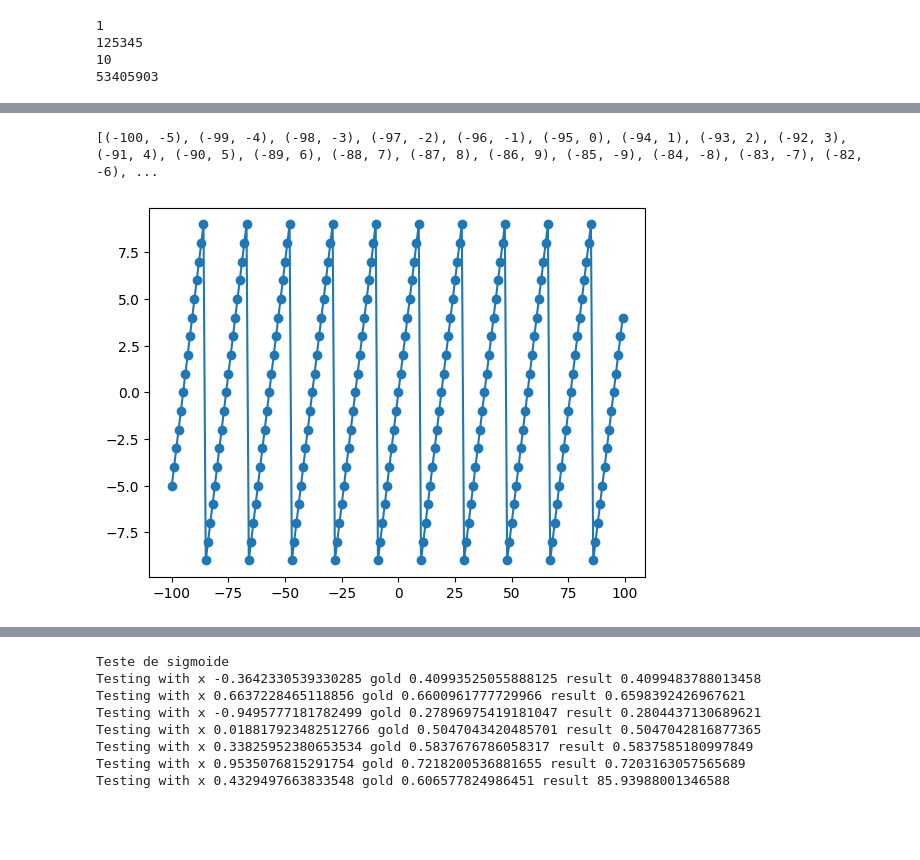
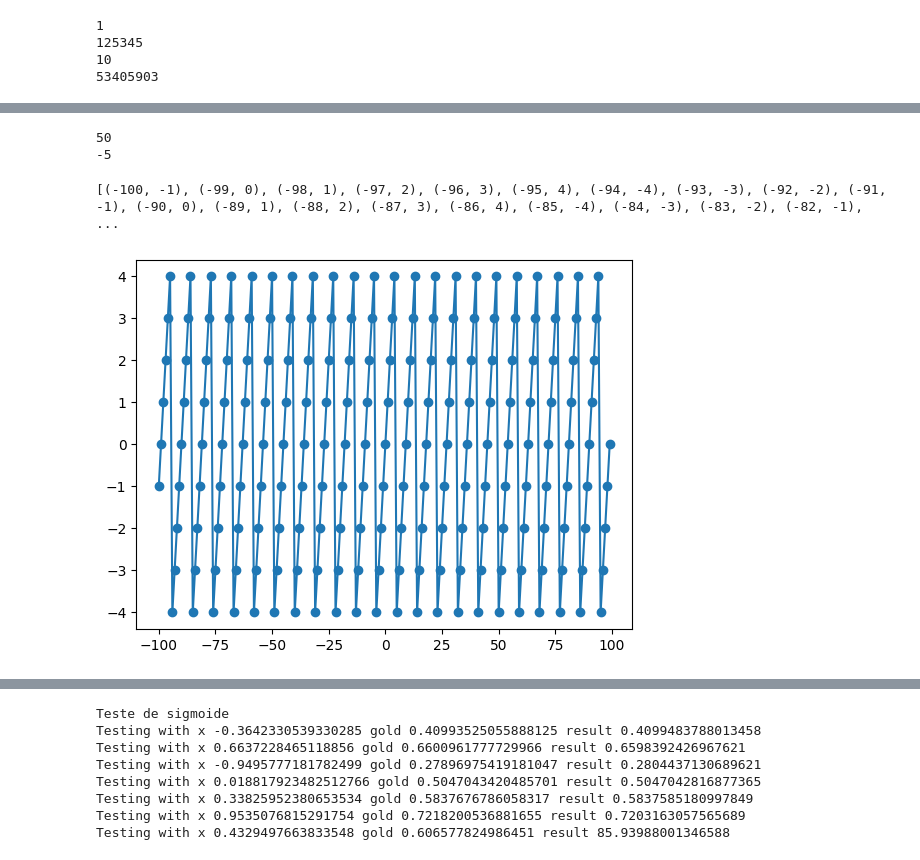
Before and after one commit to labm1997/piranha, a Jupyter notebook: scripts/format_covid.ipynb, the cells around one changed output, grey strips where cells are left out. Cells and saved outputs as stored; diff of their text form; code cells hidden in the pictures; blank space fills up the shorter version.

Commit message:
Experiments with fixed point and signed modulo to solve integer share explosion

```diff
--- a/scripts/format_covid.ipynb
+++ b/scripts/format_covid.ipynb
@@ -256,13 +283,25 @@ s3 0
+# %%
+M = 101
+binv = signed_modulo_multiplicative_inverse(3, M)
+
+# if 150 is divisible by b, and the result fits in modulo range, the result will be correct
+print(signed_modulo(150*binv, M))
+
+# But if the result won't fit the modulo range, obviously the printed result will differ
+print(signed_modulo(1500*binv, M))
+# %% [output]
+50
+-5
 # %%
 x=np.array(range(-100,100))
-y=np.array([signed_modulo(xi, 10) for xi in x])
+y=np.array([signed_modulo(xi, 9) for xi in x])
 
 plt.plot(x,y,'-o')
 
 print(list(zip(x,y)))
 # %% [output]
-[(-100, -5), (-99, -4), (-98, -3), (-97, -2), (-96, -1), (-95, 0), (-94, 1), (-93, 2), (-92, 3), (-91, 4), (-90, 5), (-89, 6), (-88, 7), (-87, 8), (-86, 9), (-85, -9), (-84, -8), (-83, -7), (-82, -6), ...
+[(-100, -1), (-99, 0), (-98, 1), (-97, 2), (-96, 3), (-95, 4), (-94, -4), (-93, -3), (-92, -2), (-91, -1), (-90, 0), (-89, 1), (-88, 2), (-87, 3), (-86, 4), (-85, -4), (-84, -3), (-83, -2), (-82, -1), ...
-[figure, old version]
+[figure, new version]
 # %%
 M = 100
 
```
Also changed, not shown: parts of 14 cells of this notebook.
